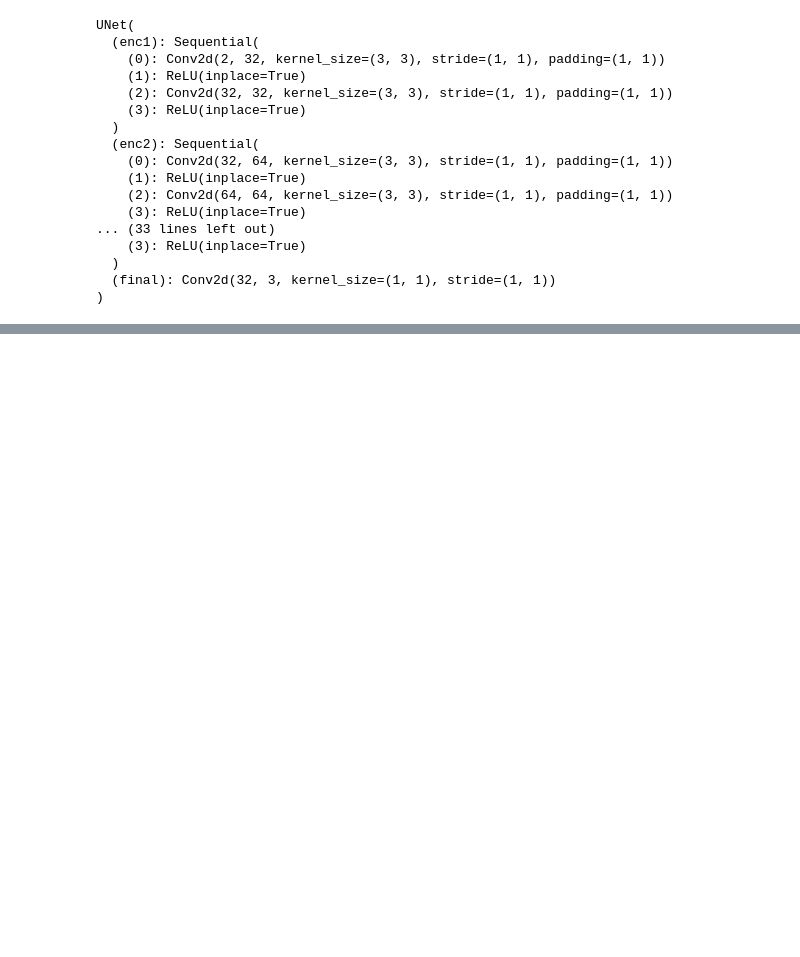
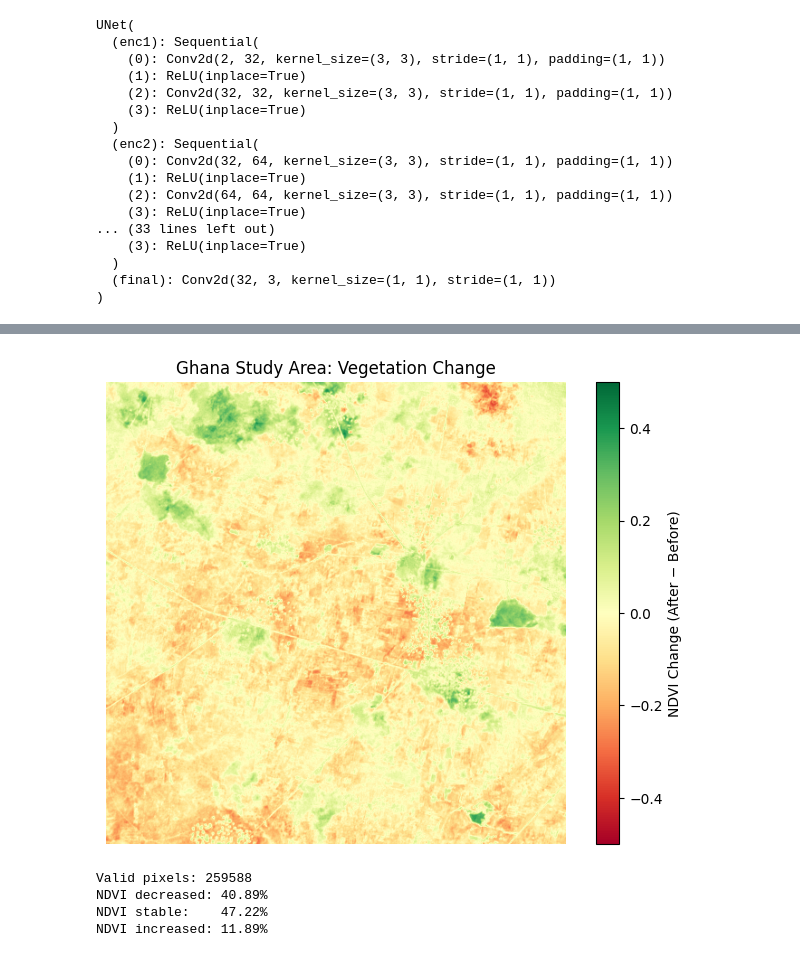
Before and after one commit to srihasagnana/GeoMind-AI, a Jupyter notebook: major_project.ipynb, the cells around one changed output, grey strips where cells are left out. Saved outputs shown, nothing was run; the diff lists cells and outputs as text; code cells hidden in the pictures; blank space fills up the shorter version.

Commit message:
segformer and multi-temporal objective added

```diff
--- a/major_project.ipynb
+++ b/major_project.ipynb
@@ -361,7 +361,7 @@ VH - total pixels: 262144
 VV - NaN pixels: 160521
 VH - NaN pixels: 160521
 # %%
-split_folder = r"/Users/pramodithakathari/Desktop/Sen1Floods11/v1.1/splits/splits/flood_handlabeled"
+split_folder = r"C:\Users\GNANA SRIHASA\Desktop\Sen1Floods11\v1.1\splits\flood_handlabeled"
 # %%
 train_df = pd.read_csv(
     os.path.join(split_folder, "flood_train_data.csv"),
@@ -2238,0 +2606,10 @@ UNet(
+# %%
+band_files = [
+    f for f in jp2_files
+    if f.name.startswith("T") and "_B03_10m.jp2" in f.name
+]
+
+print("Matching B03 bands:", len(band_files))
+
+for f in band_files:
+    print(f.name)
@@ -2238,0 +2638,16 @@ UNet(
+# %%
+from pathlib import Path
+
+before_safe = Path(
+    r"C:\Users\GNANA SRIHASA\Desktop\Sen1Floods11\v1.1\Objective1_Multitemporal\Before\Sentinel-2\S2B_MSIL2A_20180914T102019_N0500_R065_T30PXR_20230802T150253.SAFE"
+)
+
+after_safe = Path(
+    r"C:\Users\GNANA SRIHASA\Desktop\Sen1Floods11\v1.1\Objective1_Multitemporal\After\Sentinel-2\S2A_MSIL2A_20180919T102021_N0500_R065_T30PXR_20230824T111443.SAFE"
+)
+
+for label, folder in [("Before", before_safe), ("After", after_safe)]:
+    print(f"\n{label}:")
+    for band in ["B04_10m.jp2", "B08_10m.jp2"]:
+        matches = list(folder.rglob(f"*_{band}"))
+        print(band, "->", len(matches), "file(s)")
@@ -2238,0 +2741,38 @@ UNet(
+# %%
+import matplotlib.pyplot as plt
+
+ndvi_change_aoi = ndvi_after_aoi - ndvi_before_aoi
+
+plt.figure(figsize=(8, 6))
+plt.imshow(
+    ndvi_change_aoi,
+    cmap="RdYlGn",
+    vmin=-0.5,
+    vmax=0.5
+)
+plt.colorbar(label="NDVI Change (After − Before)")
+plt.title("Ghana Study Area: Vegetation Change")
+plt.axis("off")
+plt.show()
+# %% [output]
+[figure, added]
+# %%
+change = ndvi_after_aoi - ndvi_before_aoi
+
+valid = np.isfinite(change)
+
+decreased = (change < -0.05) & valid
+stable = (change >= -0.05) & (change <= 0.05) & valid
+increased = (change > 0.05) & valid
+
+total = valid.sum()
+
+print(f"Valid pixels: {total}")
+print(f"NDVI decreased: {100 * decreased.sum() / total:.2f}%")
+print(f"NDVI stable:    {100 * stable.sum() / total:.2f}%")
+print(f"NDVI increased: {100 * increased.sum() / total:.2f}%")
+# %% [output]
+Valid pixels: 259588
+NDVI decreased: 40.89%
+NDVI stable:    47.22%
+NDVI increased: 11.89%
```
Also changed, not shown: parts of 125 cells of this notebook, 7 other files.
